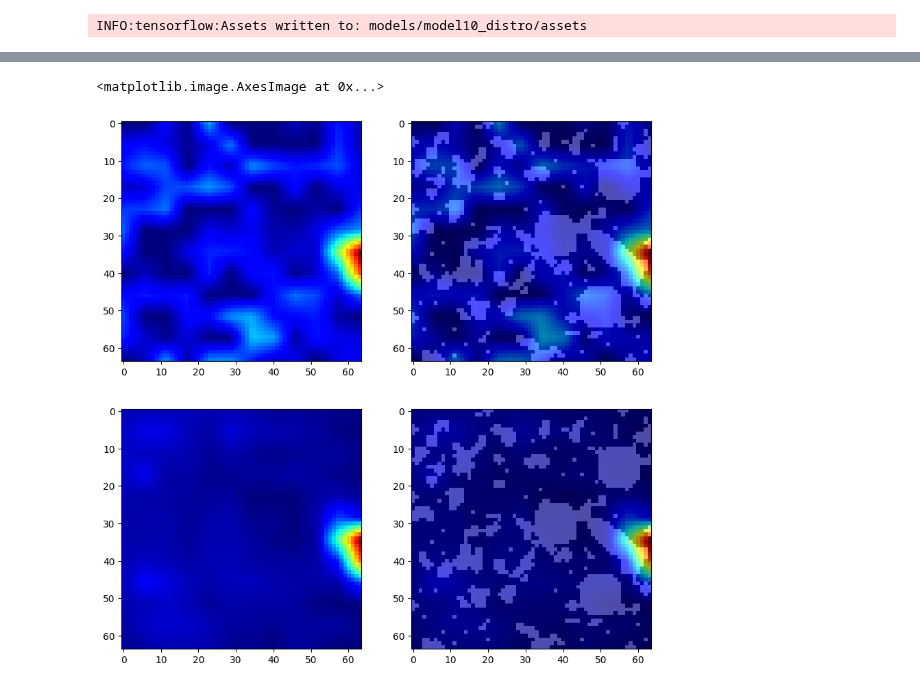
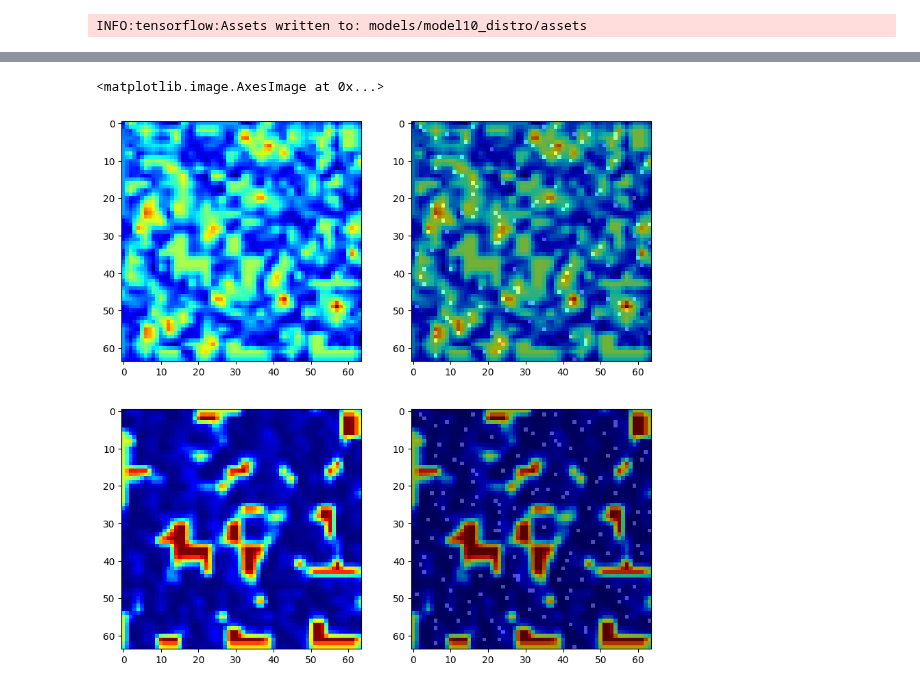
Before and after one commit to Kayzi0/ExplainBlobs, a Jupyter notebook: model_train.ipynb, the cells around one changed output, grey strips where cells are left out. Cells and saved outputs as stored; diff of their text form; code cells hidden in the pictures.

```diff
--- a/model_train.ipynb
+++ b/model_train.ipynb
@@ -27,23 +56,3 @@ imgs = np.zeros((size, size, N))
-# %%
-def generate_pseudo_img(n_pts = 128, size = 64):
-    img = np.zeros([size,size])
-    for i in range(n_pts):
-        pt = np.random.randint(0, size, size =  (2,1))
-        while img[pt[0], pt[1]] == 1:
-            pt = np.random.randint(0, size, size =  (2,1))
-        img[pt[0], pt[1]] = 1
-    return img
-
-def generate_quasi_img(n_exp = 7, size = 64, n_pts = 128):
-    sobol = qmc.Sobol(d = 2)
-    sample = sobol.random_base2(m=7)
-    low = 0
-    high = size
-    sample = np.floor((high-low)*sample + low).astype('uint8')
-    qmc_img = np.zeros([64,64])
-    for i in range(n_pts):
-        qmc_img[sample[i][0], sample[i][1]] = 1
-    return qmc_img
 # %%
 #fill array with corresponding images
 from tqdm import tqdm
@@ -52,6 +61,8 @@ for i in tqdm(range(N)):
         x = generate_quasi_img(n_exp=n_exp, size=size, n_pts=n_pts)
     elif labels[i] == 1:
         x = generate_pseudo_img(n_pts=128, size=size)
+    elif labels[i] == 2:
+        x = generate_2d_power(n_pts=128, size=size, pow = 1.5)
     imgs[:,:,i] = x
 # %%
 #display one pathological and one healthy image
@@ -163,7 +174,7 @@ WARNING:absl:Found untraced functions such as _jit_compiled_convolution_op, _jit
 INFO:tensorflow:Assets written to: models/model10_distro/assets
 INFO:tensorflow:Assets written to: models/model10_distro/assets
 # %%
-model = tf.keras.models.load_model("models/model40_3l_3c")
+model = tf.keras.models.load_model("models/model10_distro")
 # %%
 # Validate model
 from sklearn.metrics import classification_report
@@ -197,12 +209,12 @@ predicted_classes = np.argmax(predicted_classes, axis=1)
 
 
 label_picker = widgets.Dropdown(
-    options=[('Quasi-Random', 0), ('Pseudo-Random', 1)],
+    options=[('Quasi-Random', 0), ('Pseudo-Random', 1), ('Power Distribution', 2)],
     value=0,
     description='True Label:',
 )
 pred_picker = widgets.Dropdown(
-    options=[('Quasi-Random', 0), ('Pseudo-Random', 1)],
+    options=[('Quasi-Random', 0), ('Pseudo-Random', 1), ('Power Distribution', 2)],
     value=0,
     description='Predicted Label:',
 )
@@ -237,27 +249,27 @@ ax[2].imshow(heatmap, alpha = 0.7, cmap='jet')
 # %%
 from tf_keras_vis.gradcam_plus_plus import GradcamPlusPlus
 from tf_keras_vis.gradcam import Gradcam
 from tf_keras_vis.utils.model_modifiers import ReplaceToLinear
 from tf_keras_vis.utils.scores import CategoricalScore
 
 gradcam = GradcamPlusPlus(model, model_modifier=ReplaceToLinear(),
             clone=True)
 gradcam2 = Gradcam(model, model_modifier=ReplaceToLinear(), clone=True)
-cam = gradcam(CategoricalScore(0), img).squeeze()
-cam2 = gradcam2(CategoricalScore(0), img).squeeze()
+cam = gradcam(CategoricalScore(1), img).squeeze()
+cam2 = gradcam2(CategoricalScore(1), img).squeeze()
 
 fig, ax = plt.subplots(2,2)
 fig.set_size_inches((10,10))
 ax[0][0].imshow(cam, cmap = 'jet')
 ax[0][1].imshow(img, cmap = 'gray')
 ax[0][1].imshow(cam, cmap = 'jet', alpha = 0.7)
 
 ax[1][0].imshow(cam2, cmap = 'jet')
 ax[1][1].imshow(img, cmap = 'gray')
 ax[1][1].imshow(cam2, cmap = 'jet', alpha = 0.7)
 # %% [output]
 <matplotlib.image.AxesImage at 0x...>
-[figure, old version]
+[figure, new version]
 # %%
 from tf_keras_vis.scorecam import Scorecam
 
```
Also changed, not shown: parts of 14 cells of this notebook.
